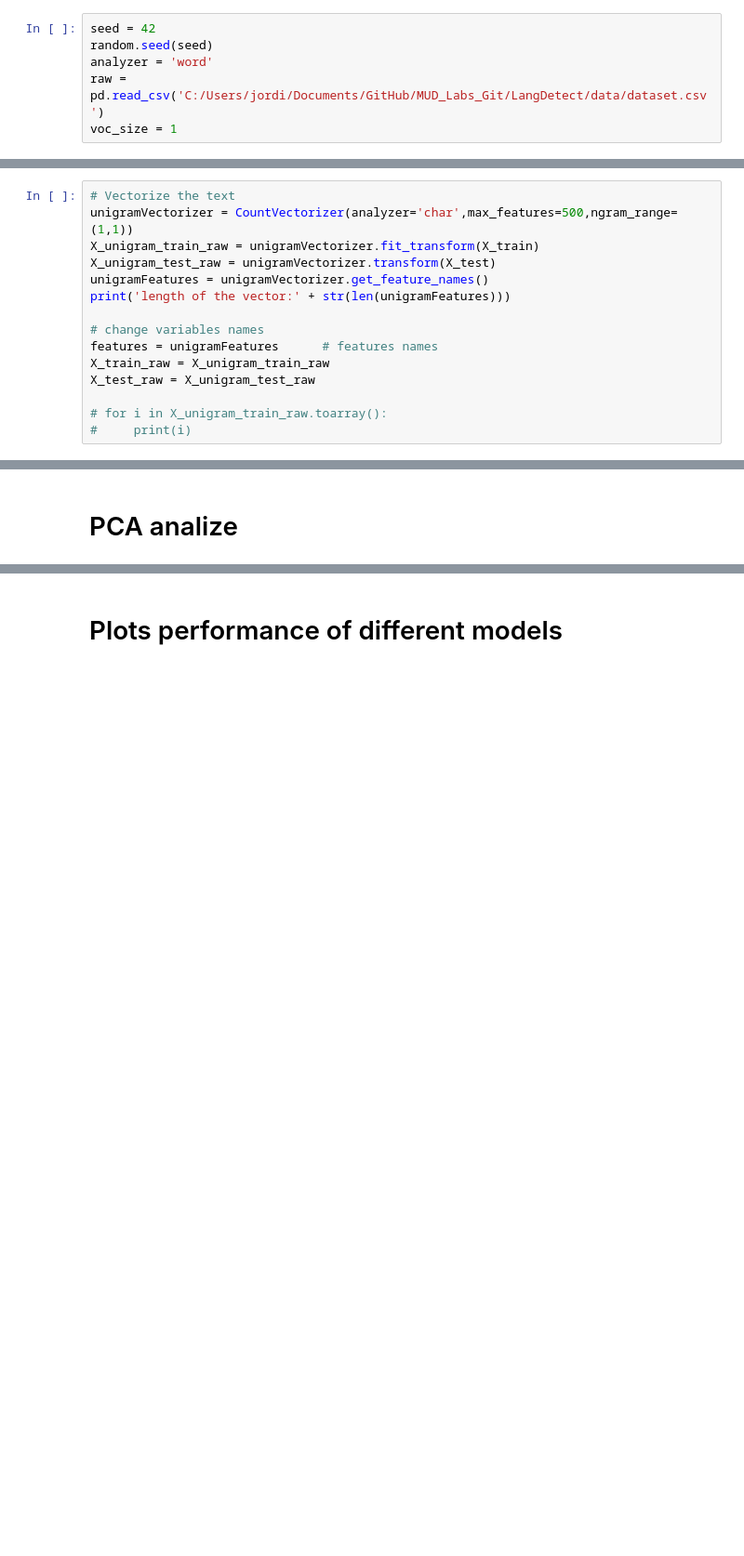
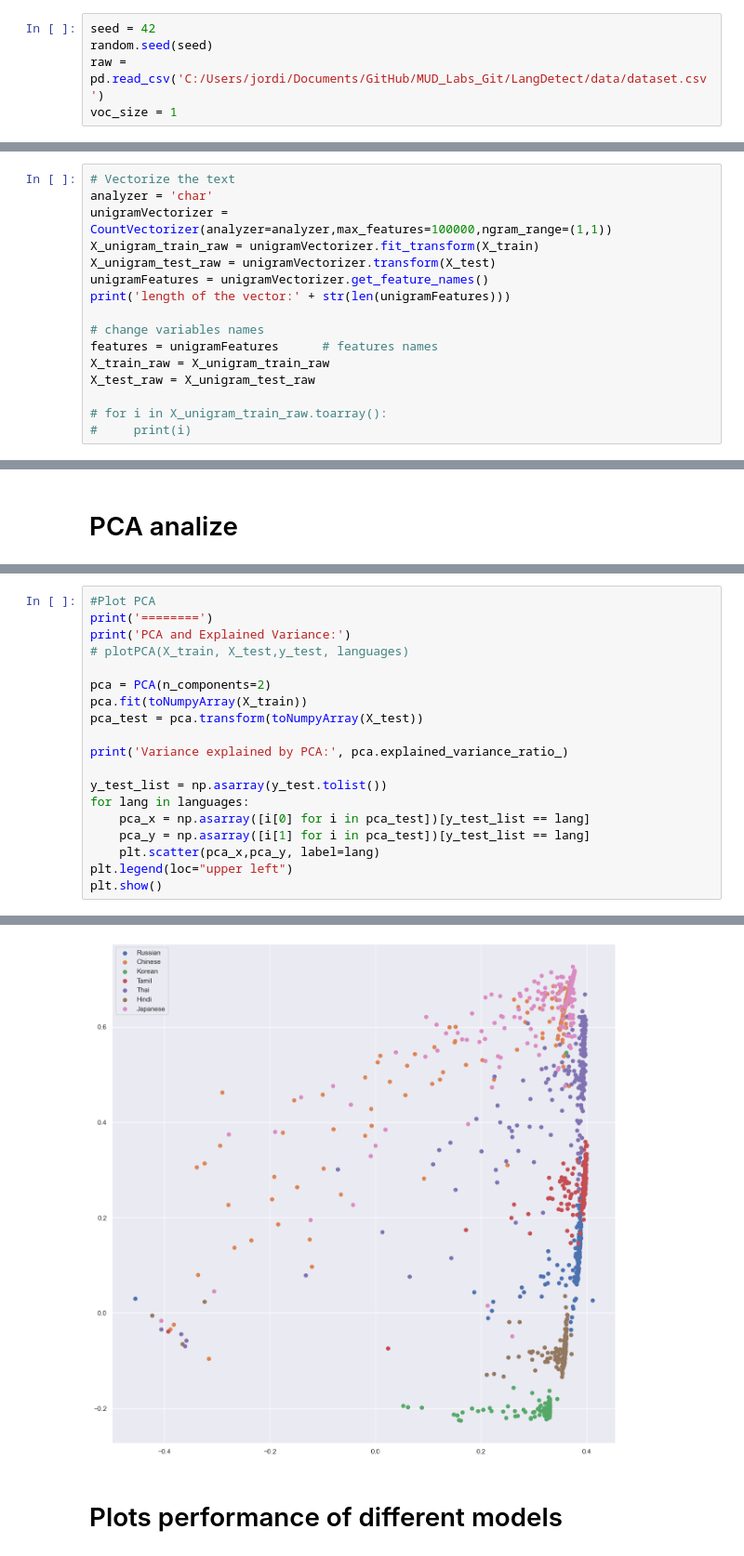
Before and after one commit to waze96/MUD_Labs_Git, a Jupyter notebook: LangDetect/source/langdetect.ipynb, the cells around one changed output, grey strips where cells are left out. Shown at 93% size. Saved outputs shown, nothing was run; the diff lists cells and outputs as text; blank space fills up the shorter version.

```diff
--- a/LangDetect/source/langdetect.ipynb
+++ b/LangDetect/source/langdetect.ipynb
@@ -12,7 +13,6 @@ import matplotlib.pyplot as plt
 # %%
 seed = 42
 random.seed(seed)
-analyzer = 'word'
 raw = pd.read_csv('C:/Users/jordi/Documents/GitHub/MUD_Labs_Git/LangDetect/data/dataset.csv')
 voc_size = 1
 # %% [markdown]
@@ -42,7 +42,8 @@ if analyzer == 'word':
 # Vectorize the text
 # %%
 # Vectorize the text
-unigramVectorizer = CountVectorizer(analyzer='char',max_features=500,ngram_range=(1,1))
+analyzer = 'char'
+unigramVectorizer = CountVectorizer(analyzer=analyzer,max_features=100000,ngram_range=(1,1))
 X_unigram_train_raw = unigramVectorizer.fit_transform(X_train)
 X_unigram_test_raw = unigramVectorizer.transform(X_test)
 unigramFeatures = unigramVectorizer.get_feature_names()
@@ -210,0 +230,20 @@ Variance explained by PCA: [0.31489875 0.14208597]
+# %%
+#Plot PCA
+print('========')
+print('PCA and Explained Variance:')
+# plotPCA(X_train, X_test,y_test, languages)
+
+pca = PCA(n_components=2)
+pca.fit(toNumpyArray(X_train))
+pca_test = pca.transform(toNumpyArray(X_test))
+
+print('Variance explained by PCA:', pca.explained_variance_ratio_)
+
+y_test_list = np.asarray(y_test.tolist())
+for lang in languages:
+    pca_x = np.asarray([i[0] for i in pca_test])[y_test_list == lang]
+    pca_y = np.asarray([i[1] for i in pca_test])[y_test_list == lang]
+    plt.scatter(pca_x,pca_y, label=lang)
+plt.legend(loc="upper left")
+plt.show()
+# %% [output]
@@ -211,3 +253,4 @@ Variance explained by PCA: [0.31489875 0.14208597]
+[figure, added]
 # %% [markdown]
 # Plots performance of different models
 # %%
```
Also changed, not shown: parts of 9 cells of this notebook, 2 other files.
